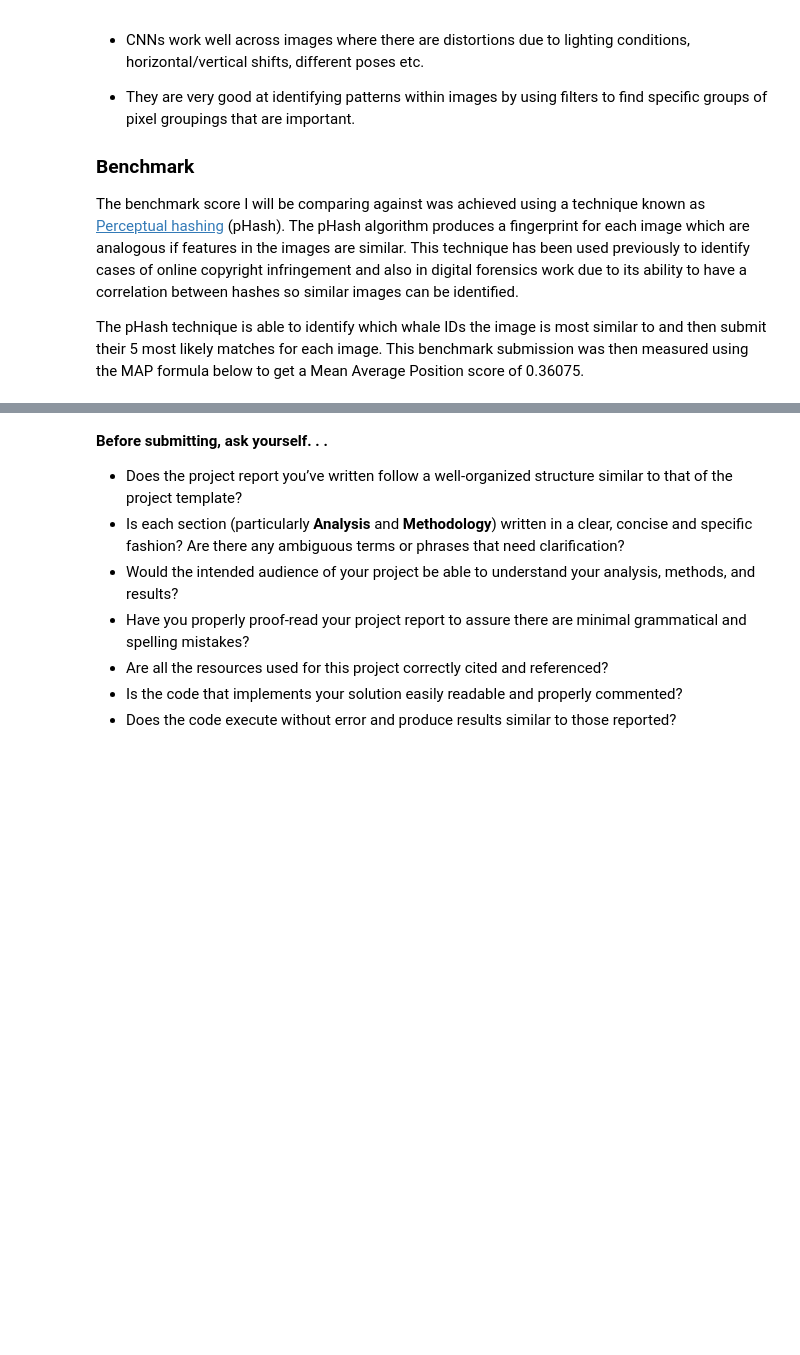
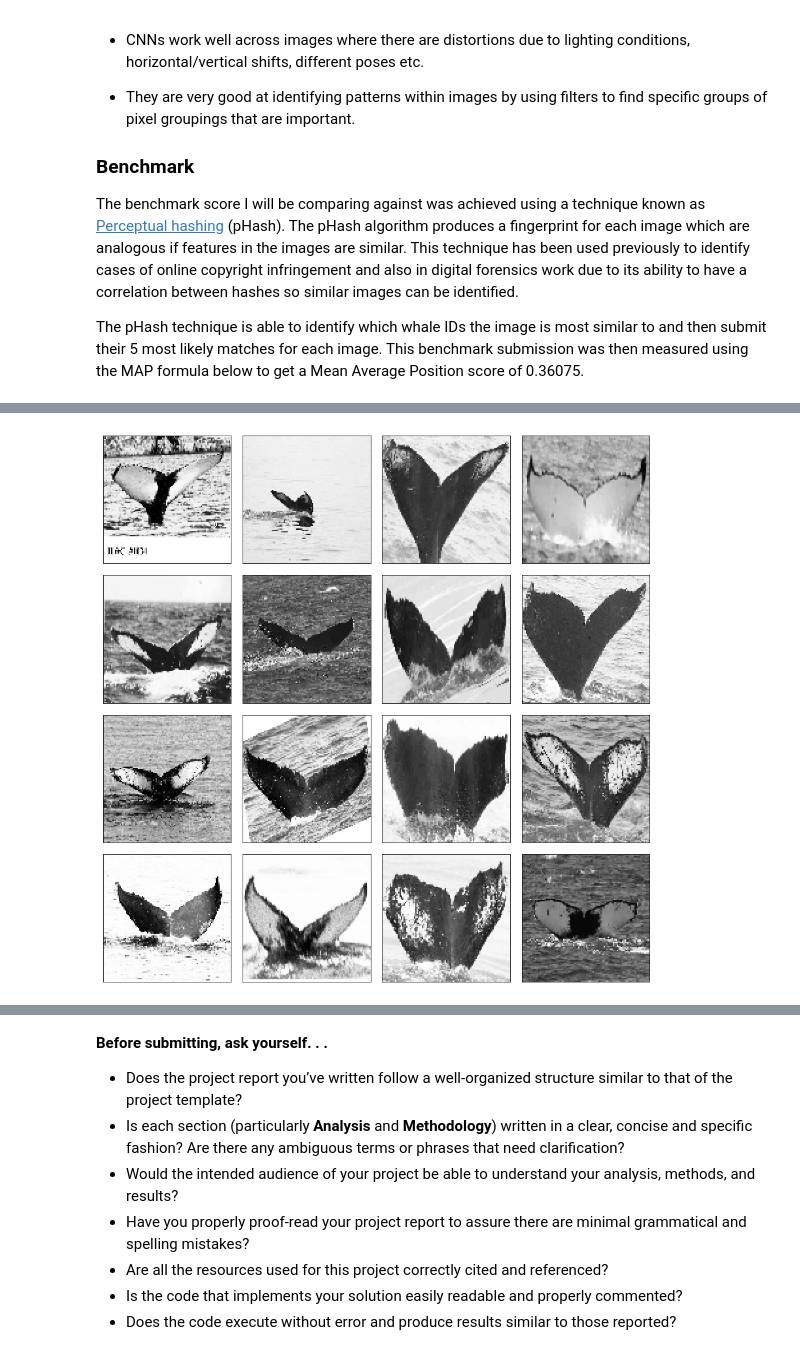
Before and after one commit to Bonz07/MachineLearningNanodegree, a Jupyter notebook: projects/capstone/capstone.ipynb, the cells around one changed output, grey strips where cells are left out. Saved outputs shown, nothing was run; the diff lists cells and outputs as text; code cells hidden in the pictures; blank space fills up the shorter version.

```diff
--- a/projects/capstone/capstone.ipynb
+++ b/projects/capstone/capstone.ipynb
@@ -204,0 +279,28 @@ x = train_img
+# %%
+# resize images and convert to black and white
+
+SIZE = 100
+
+def ImportImage(filename):
+    img = Image.open(filename).convert("LA").resize( (SIZE,SIZE))
+    return np.array(img)[:,:,0]
+
+train_img = np.array([ImportImage(img) for img in train_images])
+x = train_img
+
+# check to see if resizing and greyscale conversion have worked
+
+def plotImages( images_arr, n_images=4):
+    fig, axes = plt.subplots(n_images, n_images, figsize=(12,12))
+    axes = axes.flatten()
+    for img, ax in zip( images_arr, axes):
+        if img.ndim != 2:
+            img = img.reshape( (SIZE,SIZE))
+        ax.imshow( img, cmap="Greys_r")
+        ax.set_xticks(())
+        ax.set_yticks(())
+    plt.tight_layout()
+
+plotImages(x)
+# %% [output]
+[figure, added]
```
Also changed, not shown: parts of 26 cells of this notebook, 1 other file.
